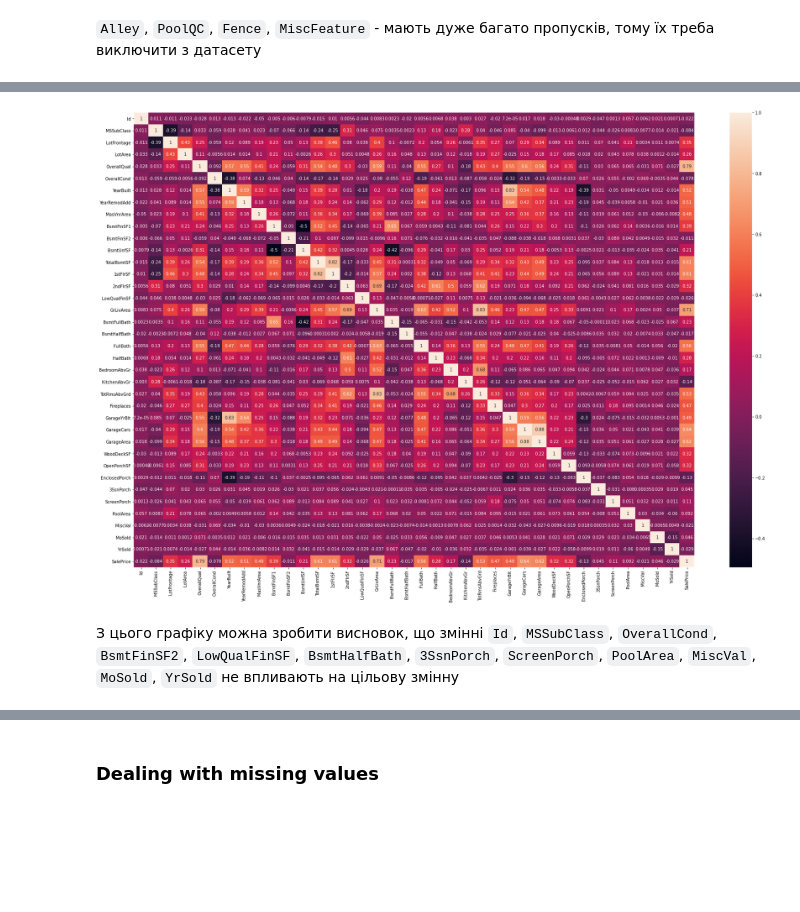
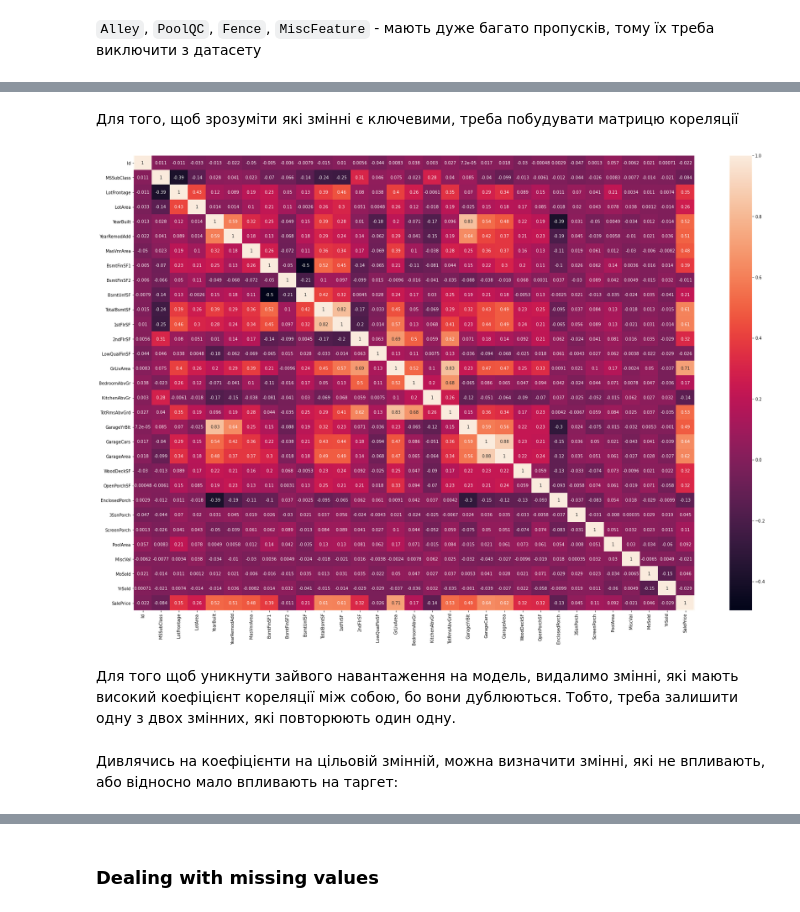
Before and after one commit to povstenko/house_price, a Jupyter notebook: macpaw_povstenko.ipynb, the cells around one changed output, grey strips where cells are left out. Drawn from its saved outputs; the diff is of its cells as text; code cells hidden in the pictures; blank space fills up the shorter version.

```diff
--- a/macpaw_povstenko.ipynb
+++ b/macpaw_povstenko.ipynb
@@ -138,0 +117,4 @@ data.head()
+# %%
+data_numerical = data[[col for col in data if data[col].dtype != 'object']].drop(columns=['OverallQual', 'OverallCond','BsmtFullBath','BsmtHalfBath','FullBath','HalfBath','Fireplaces'])
+print(data_numerical.shape)
+data_numerical.head()
@@ -139,9 +129,11 @@ data.head()
+# %% [markdown]
+Для того, щоб зрозуміти які змінні є ключевими, треба побудувати матрицю кореляції
 # %%
 f, ax = plt.subplots(1,1,figsize=(30,20))
-coef = data.corr(method='pearson')
+coef = data_numerical.corr(method='pearson')
 sns.heatmap(coef, annot=True)
 plt.show()
 # %% [output]
-[figure, old version]
+[figure, new version]
-# %% [markdown]
-З цього графіку можна зробити висновок, що змінні `Id`, `MSSubClass`, `OverallCond`, `BsmtFinSF2`, `LowQualFinSF`, `BsmtHalfBath`, `3SsnPorch`, `ScreenPorch`, `PoolArea`, `MiscVal`, `MoSold`, `YrSold` не впливають на цільову змінну
+# %% [markdown]
+Для того щоб уникнути зайвого навантаження на модель, видалимо змінні, які мають високий коефіцієнт кореляції між собою, бо вони дублюються. Тобто, треба залишити одну з двох змінних, які повторюють один одну.
@@ -148 +142,3 @@ plt.show()
+# %% [markdown]
+Дивлячись на коефіцієнти на цільовій змінній, можна визначити змінні, які не впливають, або відносно мало впливають на таргет:
 # %%
```
Also changed, not shown: parts of 33 cells of this notebook.
